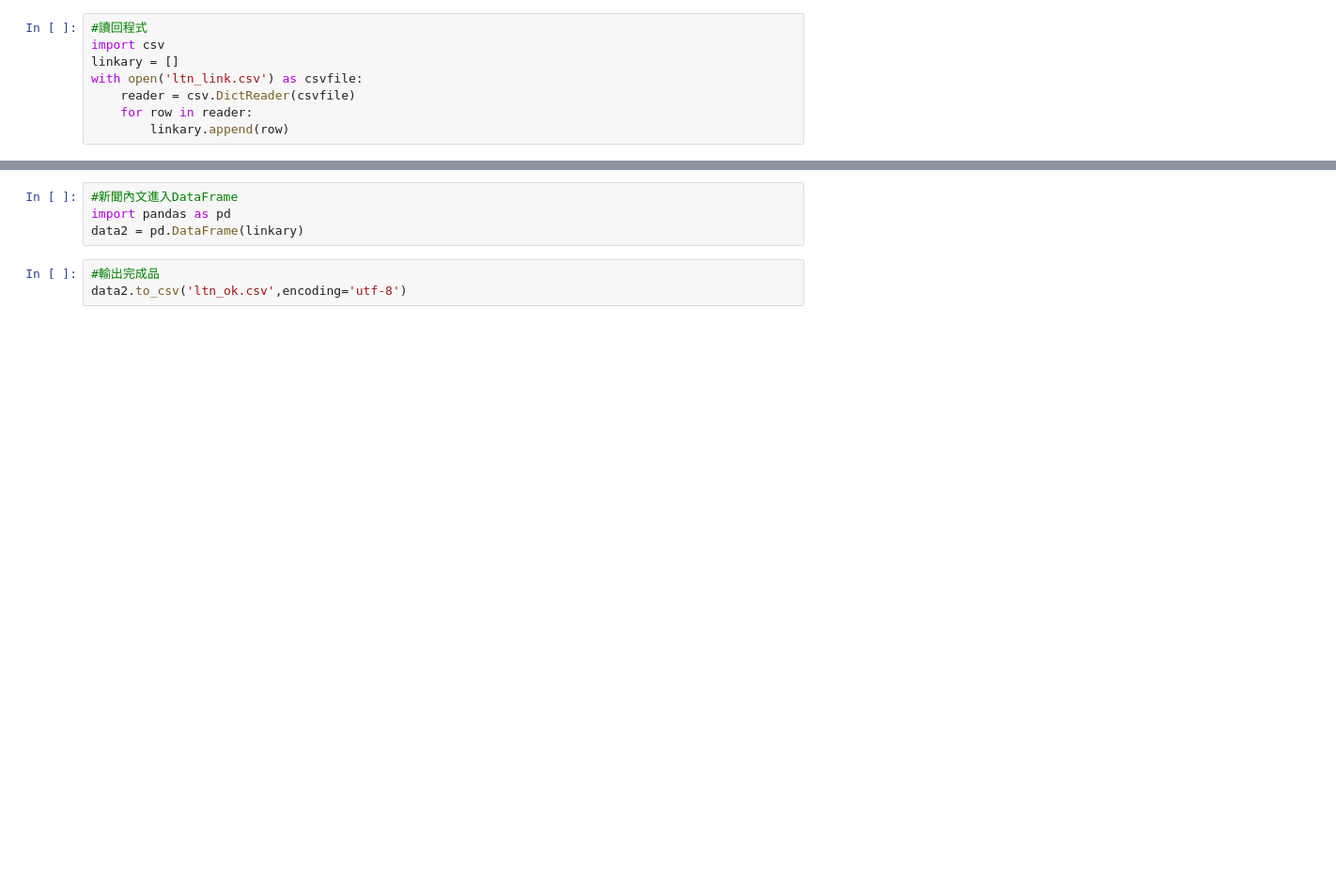
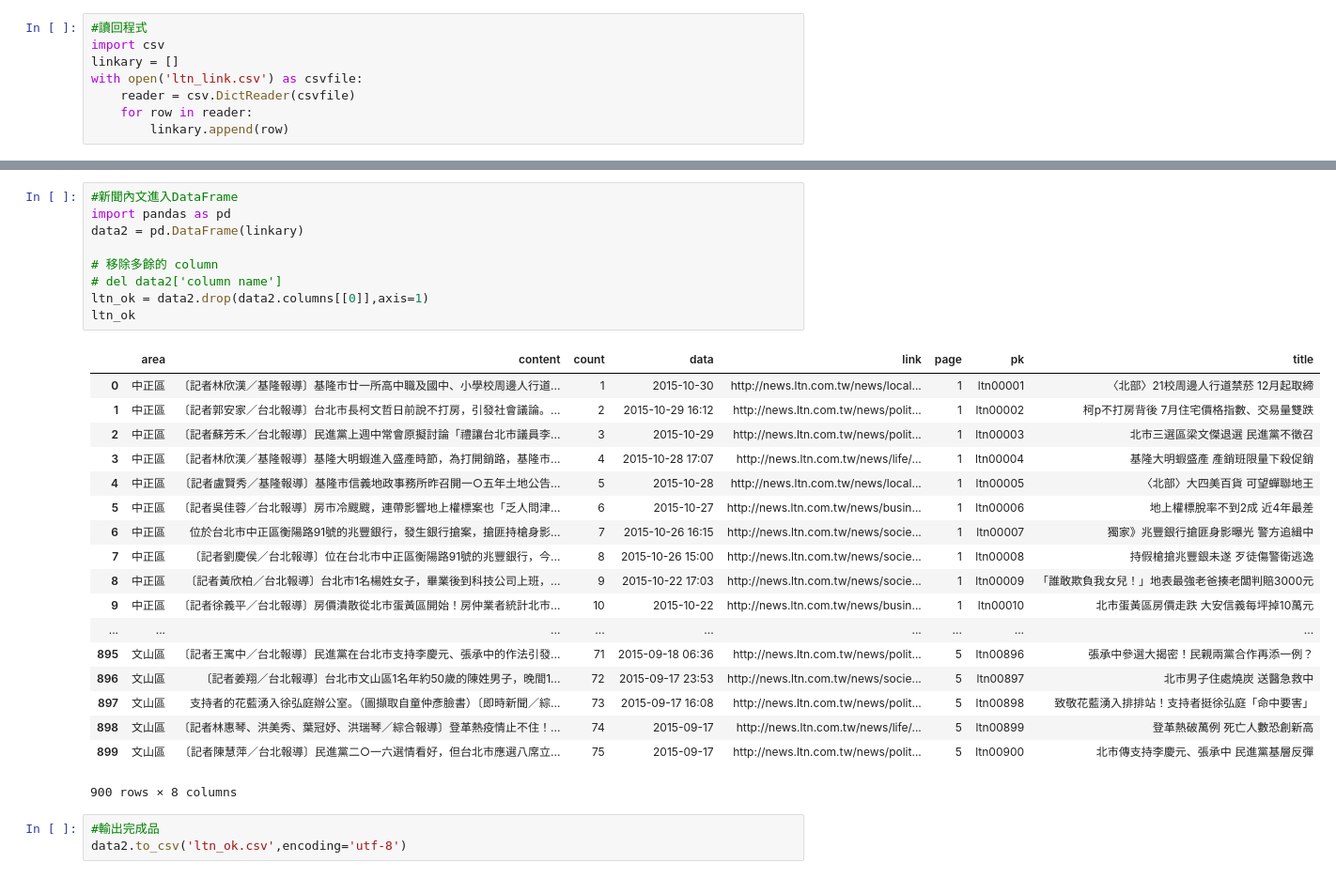
Before and after one commit to hunterking3305/crawler, a Jupyter notebook: ltn_ETL.ipynb, the cells around one changed output, grey strips where cells are left out. Shown: that part at 94% size. Saved outputs shown, nothing was run; the diff lists cells and outputs as text; blank space fills up the shorter version.

```diff
--- a/ltn_ETL.ipynb
+++ b/ltn_ETL.ipynb
@@ -408,7 +516,31 @@ http://talk.ltn.com.tw/article/breakingnews/1468210 文山區 37
 # %%
 #新聞內文進入DataFrame
 import pandas as pd
 data2 = pd.DataFrame(linkary)
+
+# 移除多餘的 column
+# del data2['column name']
+ltn_ok = data2.drop(data2.columns[[0]],axis=1)
+ltn_ok
+# %% [output]
+|  | area | content | count | data | link | page | pk | title |
+| 0 | 中正區 | 〔記者林欣漢／基隆報導〕基隆市廿一所高中職及國中、小學校周邊人行道... | 1 | 2015-10-30 | http://news.ltn.com.tw/news/local... | 1 | ltn00001 | 〈北部〉21校周邊人行道禁菸 12月起取締 |
+| 1 | 中正區 | 〔記者郭安家／台北報導〕台北市長柯文哲日前說不打房，引發社會議論。... | 2 | 2015-10-29 16:12 | http://news.ltn.com.tw/news/polit... | 1 | ltn00002 | 柯p不打房背後 7月住宅價格指數、交易量雙跌 |
+| 2 | 中正區 | 〔記者蘇芳禾／台北報導〕民進黨上週中常會原擬討論「禮讓台北市議員李... | 3 | 2015-10-29 | http://news.ltn.com.tw/news/polit... | 1 | ltn00003 | 北市三選區梁文傑退選 民進黨不徵召 |
+| 3 | 中正區 | 〔記者林欣漢／基隆報導〕基隆大明蝦進入盛產時節，為打開銷路，基隆市... | 4 | 2015-10-28 17:07 | http://news.ltn.com.tw/news/life/... | 1 | ltn00004 | 基隆大明蝦盛產 產銷班限量下殺促銷 |
+| 4 | 中正區 | 〔記者盧賢秀／基隆報導〕基隆市信義地政事務所昨召開一○五年土地公告... | 5 | 2015-10-28 | http://news.ltn.com.tw/news/local... | 1 | ltn00005 | 〈北部〉大四美百貨 可望蟬聯地王 |
+| 5 | 中正區 | 〔記者吳佳蓉／台北報導〕房市冷颼颼，連帶影響地上權標案也「乏人問津... | 6 | 2015-10-27 | http://news.ltn.com.tw/news/busin... | 1 | ltn00006 | 地上權標脫率不到2成 近4年最差 |
+| 6 | 中正區 | 位於台北市中正區衡陽路91號的兆豐銀行，發生銀行搶案，搶匪持槍身影... | 7 | 2015-10-26 16:15 | http://news.ltn.com.tw/news/socie... | 1 | ltn00007 | 獨家》兆豐銀行搶匪身影曝光 警方追緝中 |
+| 7 | 中正區 | 〔記者劉慶侯／台北報導〕位在台北市中正區衡陽路91號的兆豐銀行，今... | 8 | 2015-10-26 15:00 | http://news.ltn.com.tw/news/socie... | 1 | ltn00008 | 持假槍搶兆豐銀未遂 歹徒傷警衛逃逸 |
+| 8 | 中正區 | 〔記者黃欣柏／台北報導〕台北市1名楊姓女子，畢業後到科技公司上班，... | 9 | 2015-10-22 17:03 | http://news.ltn.com.tw/news/socie... | 1 | ltn00009 | 「誰敢欺負我女兒！」地表最強老爸揍老闆判賠3000元 |
+| 9 | 中正區 | 〔記者徐義平／台北報導〕房價潰散從北市蛋黃區開始！房仲業者統計北市... | 10 | 2015-10-22 | http://news.ltn.com.tw/news/busin... | 1 | ltn00010 | 北市蛋黃區房價走跌 大安信義每坪掉10萬元 |
+| ... | ... | ... | ... | ... | ... | ... | ... | ... |
+| 895 | 文山區 | 〔記者王寓中／台北報導〕民進黨在台北市支持李慶元、張承中的作法引發... | 71 | 2015-09-18 06:36 | http://news.ltn.com.tw/news/polit... | 5 | ltn00896 | 張承中參選大揭密！民親兩黨合作再添一例？ |
+| 896 | 文山區 | 〔記者姜翔／台北報導〕台北市文山區1名年約50歲的陳姓男子，晚間1... | 72 | 2015-09-17 23:53 | http://news.ltn.com.tw/news/socie... | 5 | ltn00897 | 北市男子住處燒炭 送醫急救中 |
+| 897 | 文山區 | 支持者的花藍湧入徐弘庭辦公室。（圖擷取自童仲彥臉書）〔即時新聞／綜... | 73 | 2015-09-17 16:08 | http://news.ltn.com.tw/news/polit... | 5 | ltn00898 | 致敬花藍湧入排排站！支持者挺徐弘庭「命中要害」 |
+| 898 | 文山區 | 〔記者林惠琴、洪美秀、葉冠妤、洪瑞琴／綜合報導〕登革熱疫情止不住！... | 74 | 2015-09-17 | http://news.ltn.com.tw/news/life/... | 5 | ltn00899 | 登革熱破萬例 死亡人數恐創新高 |
+| 899 | 文山區 | 〔記者陳慧萍／台北報導〕民進黨二○一六選情看好，但台北市應選八席立... | 75 | 2015-09-17 | http://news.ltn.com.tw/news/polit... | 5 | ltn00900 | 北市傳支持李慶元、張承中 民進黨基層反彈 |
+900 rows × 8 columns
 # %%
 #輸出完成品
 data2.to_csv('ltn_ok.csv',encoding='utf-8')
```
Also changed, not shown: parts of 8 cells of this notebook, 11 other files.
